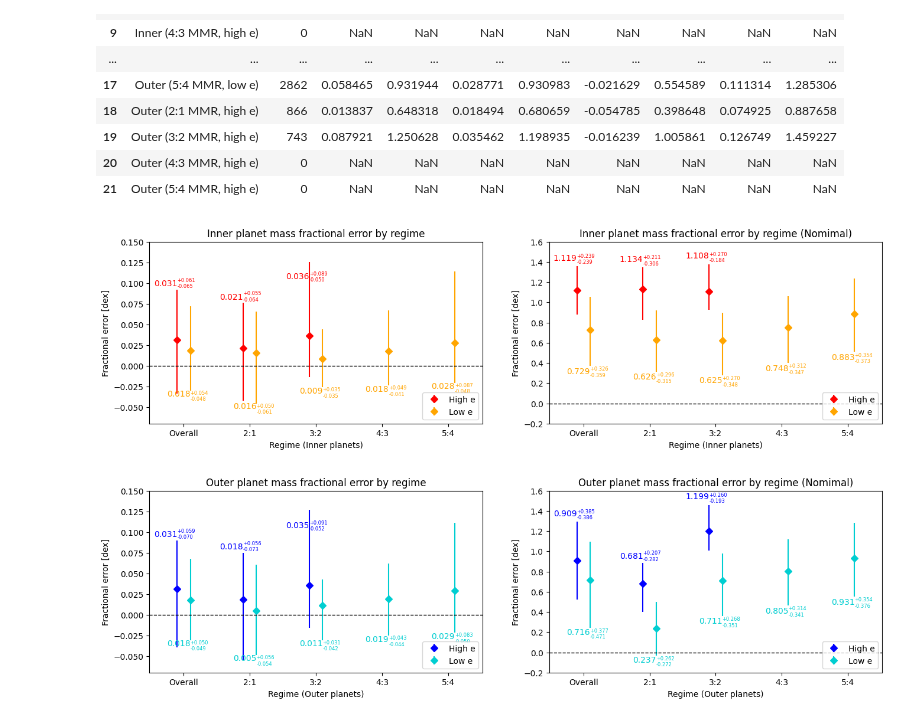
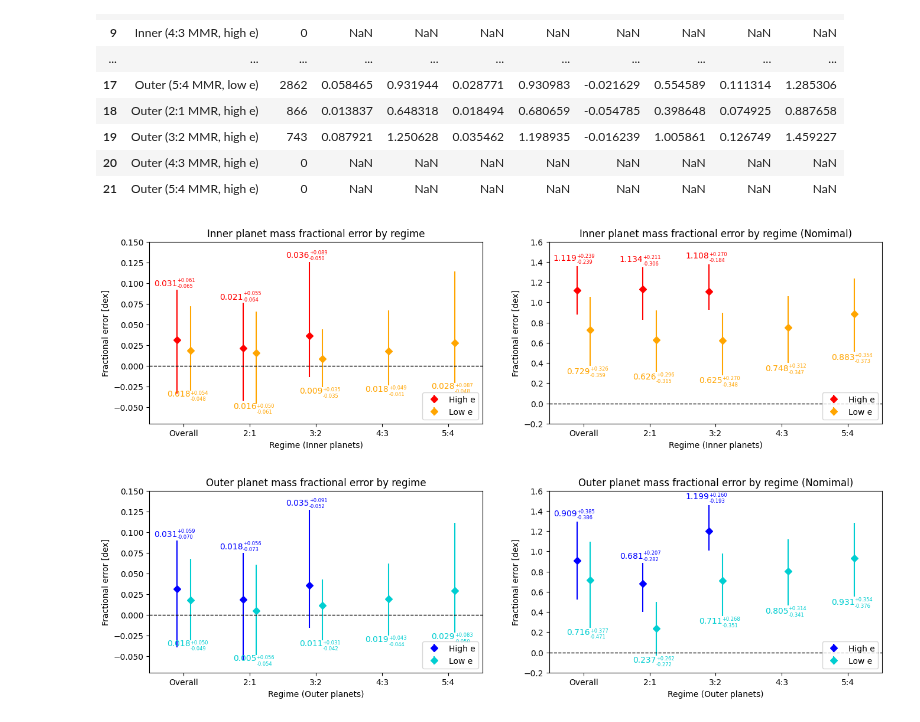
Before and after one commit to chatdanai-s/NATSUME, a Jupyter notebook: validation/1st_order_TTVFast/code_invert.ipynb, the cells around one changed output. Drawn from its saved outputs; the diff is of its cells as text; code cells hidden in the pictures.

```diff
--- a/validation/1st_order_TTVFast/code_invert.ipynb
+++ b/validation/1st_order_TTVFast/code_invert.ipynb
@@ -771,7 +772,7 @@ def metricPlots(df, innerOuterStr):
             lower = df_['MedErr'].iloc[i] - df_['p16Err'].iloc[i]
             # Limit text
             if color == color_highe:
-                ypos = np.nan_to_num(np.clip(df_['p84Err'].iloc[i], 0.02, 0.1), nan=np.nan)
+                ypos = np.nan_to_num(np.clip(df_['p84Err'].iloc[i], 0.02, 0.2), nan=np.nan)
                 scale1, scale2 = 1.03, 1.01
                 va = 'bottom'
             elif color == color_lowe:
@@ -808,32 +809,32 @@ def metricPlots(df, innerOuterStr):
                     ypos * scale1,
                     f'{df_.MedErr_n.iloc[i]:.3f}',
                     fontsize=s1, color=color,
                     ha='right', va=va
                 )
                 ax[1].text(
                     xpos,
                     ypos * scale2,
                     f'+{upper_n:.3f}\n-{lower_n:.3f}',
                     fontsize=s2, color=color,
                     ha='left', va=va
                 )
 
         showText(df_highe, color_highe, text_x_high)
         showText(df_lowe, color_lowe, text_x_low)
 
     # Rest of the common plot elements
     for a in ax:
         a.axhline(0, color='black', linestyle='--', linewidth=1)
         a.set_ylabel(f'Fractional error [dex]')
         a.set_xlabel(f'Regime ({innerOuterStr} planets)')
         a.set_xticks(x)
         a.set_xticklabels(regimenames)
         a.margins(x=0.1)
 
     plt.show()
 
 metricPlots(inner, 'Inner')
 metricPlots(outer, 'Outer')
 # %% [output]
-[figure, old version]
+[figure, new version]
-[figure, old version]
+[figure, new version]
```
Also changed, not shown: parts of 4 cells of this notebook, 14 other files.
